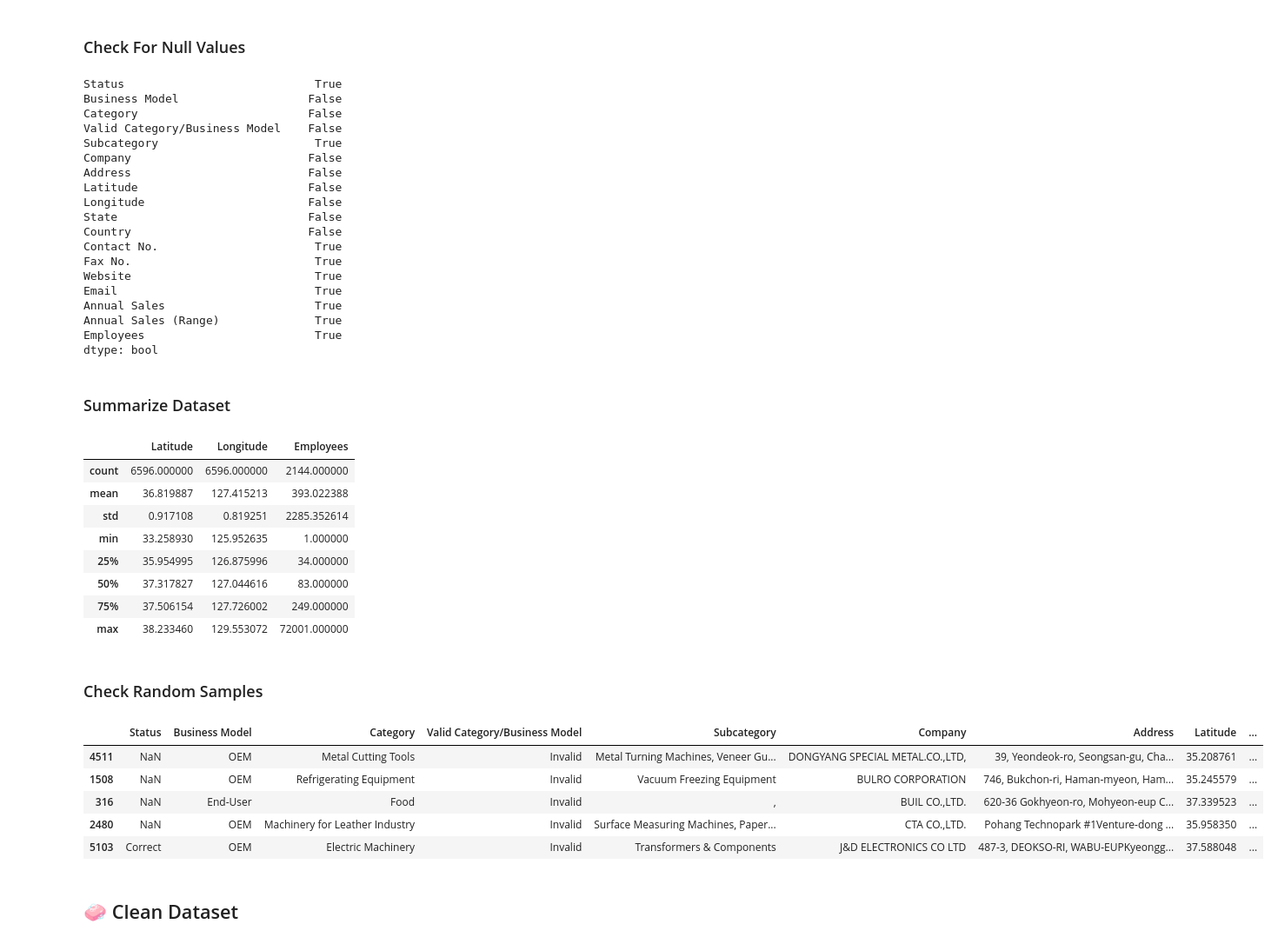
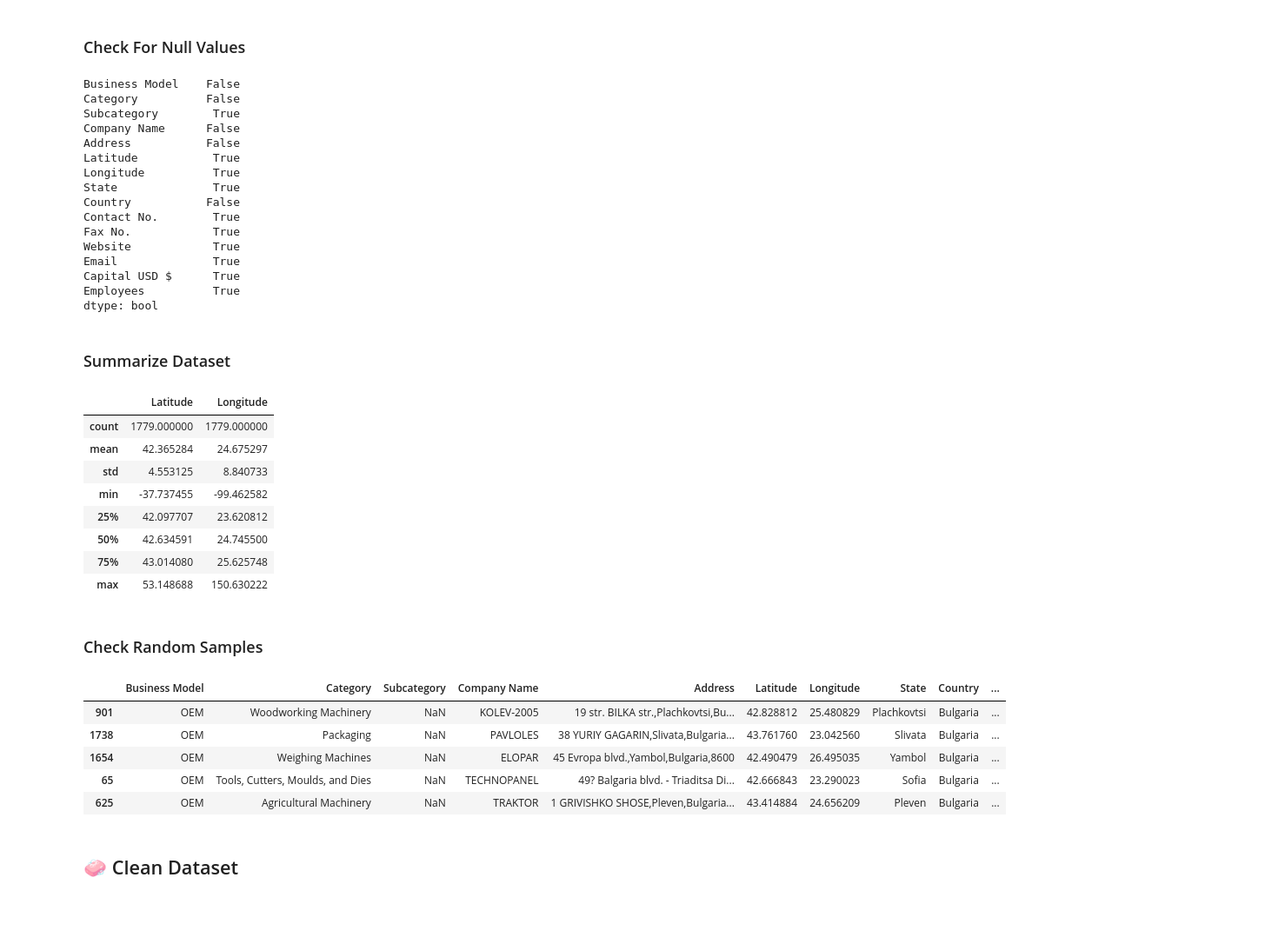
Before and after one commit to mitano-17/Nidec-Drives-Data-Cleaning, a Jupyter notebook: Dataset_Bulgaria_Cleaner.ipynb, the cells around one changed output. Shown at 87% size. Drawn from its saved outputs; the diff is of its cells as text; code cells hidden in the pictures; blank space fills up the shorter version.

Commit message:
replaced dataset names

```diff
--- a/Dataset_Bulgaria_Cleaner.ipynb
+++ b/Dataset_Bulgaria_Cleaner.ipynb
@@ -45,52 +45,49 @@ memory usage: 218.6+ KB
 # %% [markdown]
 <h3>Check For Null Values</h3>
 # %%
-K_Original_df.isnull().any()
+B_Original_df.isnull().any()
 # %% [output]
-Status                            True
-Business Model                   False
-Category                         False
-Valid Category/Business Model    False
-Subcategory                       True
-Company                          False
-Address                          False
-Latitude                         False
-Longitude                        False
-State                            False
-Country                          False
-Contact No.                       True
-Fax No.                           True
-Website                           True
-Email                             True
-Annual Sales                      True
-Annual Sales (Range)              True
-Employees                         True
+Business Model    False
+Category          False
+Subcategory        True
+Company Name      False
+Address           False
+Latitude           True
+Longitude          True
+State              True
+Country           False
+Contact No.        True
+Fax No.            True
+Website            True
+Email              True
+Capital USD $      True
+Employees          True
 dtype: bool
 # %% [markdown]
 <h3>Summarize Dataset</h3>
 # %%
-K_Original_df.describe()
+B_Original_df.describe()
 # %% [output]
-|  | Latitude | Longitude | Employees |
-| count | 6596.000000 | 6596.000000 | 2144.000000 |
-| mean | 36.819887 | 127.415213 | 393.022388 |
-| std | 0.917108 | 0.819251 | 2285.352614 |
-| min | 33.258930 | 125.952635 | 1.000000 |
-| 25% | 35.954995 | 126.875996 | 34.000000 |
-| 50% | 37.317827 | 127.044616 | 83.000000 |
-| 75% | 37.506154 | 127.726002 | 249.000000 |
-| max | 38.233460 | 129.553072 | 72001.000000 |
+|  | Latitude | Longitude |
+| count | 1779.000000 | 1779.000000 |
+| mean | 42.365284 | 24.675297 |
+| std | 4.553125 | 8.840733 |
+| min | -37.737455 | -99.462582 |
+| 25% | 42.097707 | 23.620812 |
+| 50% | 42.634591 | 24.745500 |
+| 75% | 43.014080 | 25.625748 |
+| max | 53.148688 | 150.630222 |
 # %% [markdown]
 <h3>Check Random Samples</h3>
 # %%
-K_Original_df.sample(5)
+B_Original_df.sample(5)
 # %% [output]
-|  | Status | Business Model | Category | Valid Category/Business Model | Subcategory | Company | Address | Latitude | ... |
-| 4511 | NaN | OEM | Metal Cutting Tools | Invalid | Metal Turning Machines, Veneer Gu... | DONGYANG SPECIAL METAL.CO.,LTD, | 39, Yeondeok-ro, Seongsan-gu, Cha... | 35.208761 | ... |
-| 1508 | NaN | OEM | Refrigerating Equipment | Invalid | Vacuum Freezing Equipment | BULRO CORPORATION | 746, Bukchon-ri, Haman-myeon, Ham... | 35.245579 | ... |
-| 316 | NaN | End-User | Food | Invalid | , | BUIL CO.,LTD. | 620-36 Gokhyeon-ro, Mohyeon-eup C... | 37.339523 | ... |
-| 2480 | NaN | OEM | Machinery for Leather Industry | Invalid | Surface Measuring Machines, Paper... | CTA CO.,LTD. | Pohang Technopark #1Venture-dong ... | 35.958350 | ... |
-| 5103 | Correct | OEM | Electric Machinery | Invalid | Transformers & Components | J&D ELECTRONICS CO LTD | 487-3, DEOKSO-RI, WABU-EUPKyeongg... | 37.588048 | ... |
+|  | Business Model | Category | Subcategory | Company Name | Address | Latitude | Longitude | State | Country | ... |
+| 901 | OEM | Woodworking Machinery | NaN | KOLEV-2005 | 19 str. BILKA str.,Plachkovtsi,Bu... | 42.828812 | 25.480829 | Plachkovtsi | Bulgaria | ... |
+| 1738 | OEM | Packaging | NaN | PAVLOLES | 38 YURIY GAGARIN,Slivata,Bulgaria... | 43.761760 | 23.042560 | Slivata | Bulgaria | ... |
+| 1654 | OEM | Weighing Machines | NaN | ELOPAR | 45 Evropa blvd.,Yambol,Bulgaria,8600 | 42.490479 | 26.495035 | Yambol | Bulgaria | ... |
+| 65 | OEM | Tools, Cutters, Moulds, and Dies | NaN | TECHNOPANEL | 49? Balgaria blvd. - Triaditsa Di... | 42.666843 | 23.290023 | Sofia | Bulgaria | ... |
+| 625 | OEM | Agricultural Machinery | NaN | TRAKTOR | 1 GRIVISHKO SHOSE,Pleven,Bulgaria... | 43.414884 | 24.656209 | Pleven | Bulgaria | ... |
 # %% [markdown]
 <h2>🧼 Clean Dataset</h2>
 # %% [markdown]
```
Also changed, not shown: parts of 48 cells of this notebook.
